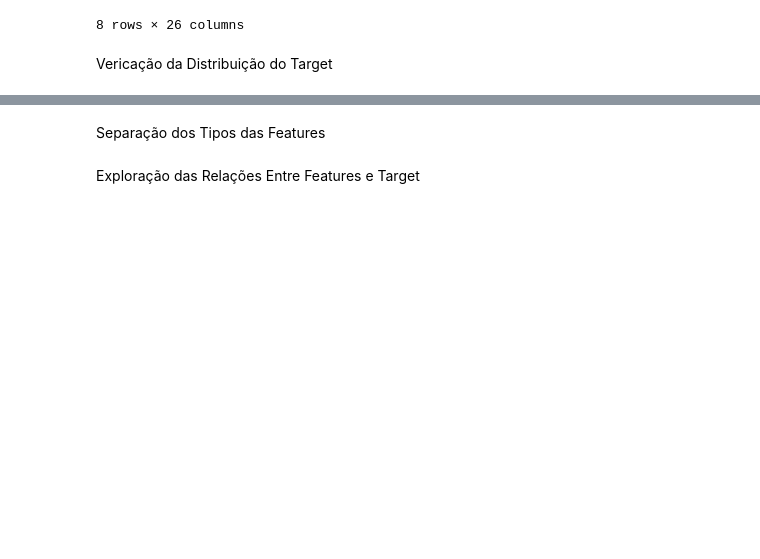
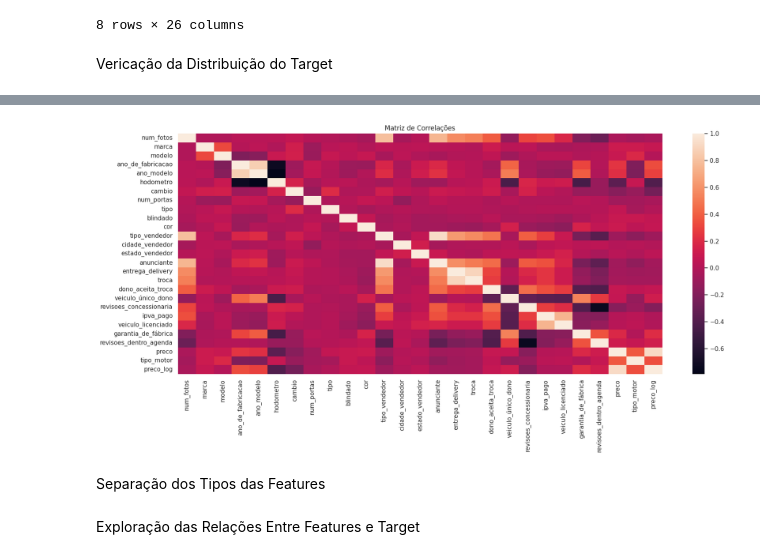
Before and after one commit to MdotSouza/IndiciumLH, a Jupyter notebook: EDA.ipynb, the cells around one changed output, grey strips where cells are left out. Drawn from its saved outputs; the diff is of its cells as text; code cells hidden in the pictures; blank space fills up the shorter version.

```diff
--- a/EDA.ipynb
+++ b/EDA.ipynb
@@ -104,6 +120,13 @@ dfCorr
 | garantia_de_fábrica | 0.183249 | 0.205249 |
 | revisoes_dentro_agenda | 0.116649 | 0.125957 |
 | tipo_motor | 0.374633 | 0.339817 |
+# %%
+plt.figure(figsize= (20,8))
+ax = sns.heatmap(matrizCorr)
+plt.title("Matriz de Correlações")
+plt.show()
+# %% [output]
+[figure, added]
 # %% [markdown]
 Separação dos Tipos das Features
 # %%
```
Also changed, not shown: parts of 16 cells of this notebook, 2 other files.
